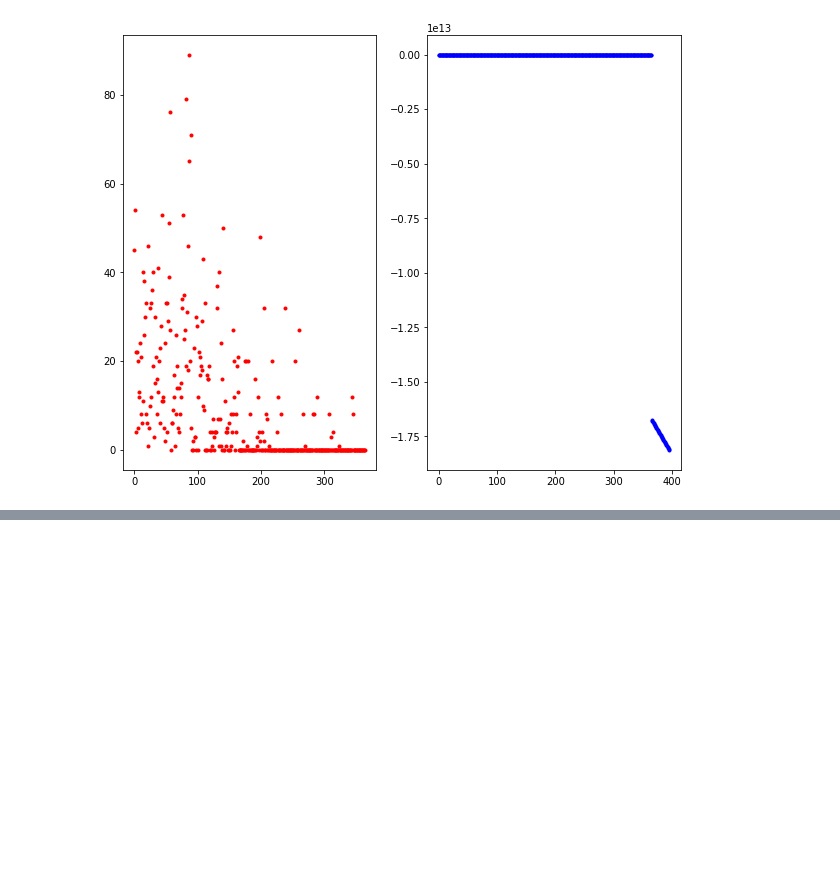
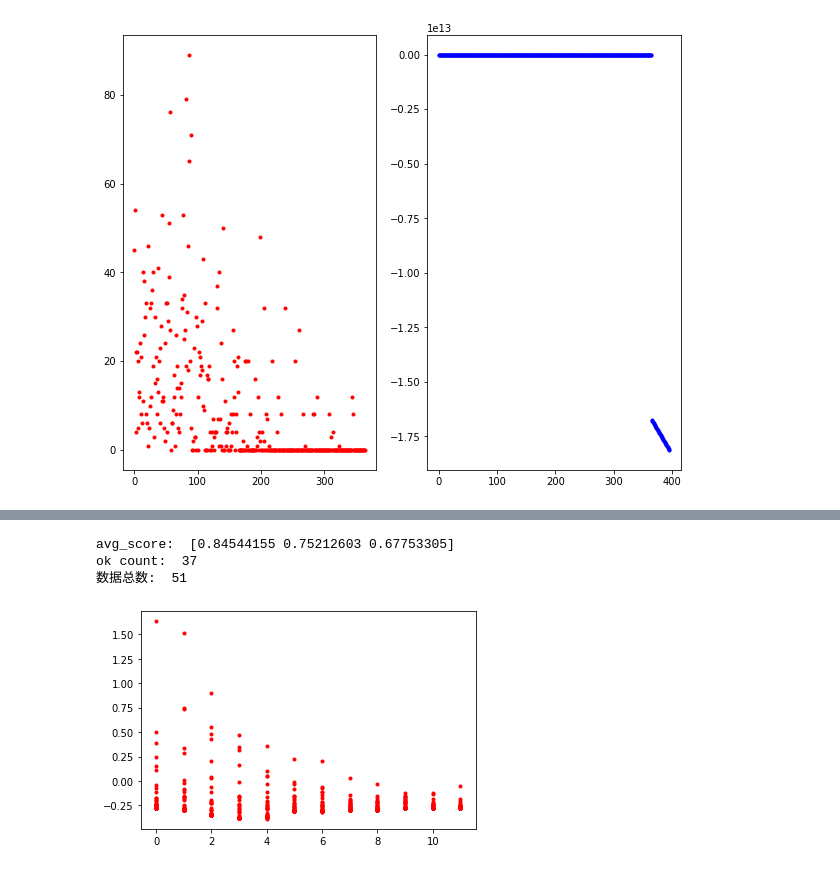
Before and after one commit to xiashiwendao/SalesAnalysis, a Jupyter notebook: DailyDataStatistic.ipynb, the cells around one changed output, grey strips where cells are left out. Cells and saved outputs as stored; diff of their text form; code cells hidden in the pictures; blank space fills up the shorter version.

```diff
--- a/DailyDataStatistic.ipynb
+++ b/DailyDataStatistic.ipynb
@@ -171,0 +224,62 @@ plt.plot(day, y_predict)
+# %%
+# 对于月份数据进行标准化看看效果
+#group_count = np.shape(dataByMonth_group)[0]
+group_count = 51 # 用于测试，指定个数
+test_count = 3
+x_month_range = range(12)
+total_score = 0
+y_salesForManth = dataByMonth_group.values
+scaler = StandardScaler()
+y_salesForManth = scaler.fit_transform(y_salesForManth)
+i = 0
+count = 0
+ok_count = 0
+ok_index = []
+error_index = []
+while(count < group_count):
+    y_train = y_salesForManth[i, 2:(-1 * test_count)]
+    y_test = y_salesForManth[i, (-1 * test_count):]
+    #print("y_test: ", y_test)
+    if(len(y_test[y_test == 0]) > 0):
+        print("数据全0，跳过：", i)
+        i += 1
+        continue
+    #print("发现一个有值的: ", y_test)
+    #plt.plot(x_month_range, y_train, "b.")
+    x2 = np.array(x_month_range).reshape(-1,1)
+    y2 = np.array(y_train).reshape(-1,1)
+    plt.plot(x2, y2, "r.")
+    #sgd_reg2 = SGDRegressor(random_state=42)
+    sgd_reg2 = LinearRegression()
+    sgd_reg2.fit(x2, y2.ravel())
+
+    y_predict_fit = sgd_reg2.predict(x2)
+    #plt.plot(x2, y_predict_fit, "y-")
+
+    y_predict_future = sgd_reg2.predict([[12], [13], [14]])
+    acc = 1- np.abs((y_predict_future - y_test)/y_test)
+    #print("y_predict_future: \n", y_predict_future, "y_test: \n", y_test)
+    total_score += acc
+    # 成功失败索引装进各自的list中
+    if(len(acc[acc>0.8]) == 3):
+        ok_count += 1
+        ok_index.append(i)
+    else:
+        error_index.append(i)
+    i+=1
+    count +=1
+        #print("01 ~ 03: \n", scaler.inverse_transform(y_salesForManth[i, :]))
+        #print("y_test: \n", scaler.inverse_transform(y_test))
+        #print("predict value: \n", scaler.inverse_transform(y_predict_future))
+    #print("accuraty rate: ", acc)
+    #print("total_score", total_score)
+
+avg_score = total_score/group_count
+print("avg_score: ", avg_score)
+print("ok count: ", ok_count)
+print("数据总数: ", i)
+# %% [output]
+avg_score:  [0.84544155 0.75212603 0.67753305]
+ok count:  37
+数据总数:  51
+[figure, added]
```
Also changed, not shown: parts of 9 cells of this notebook, 1 other file.
